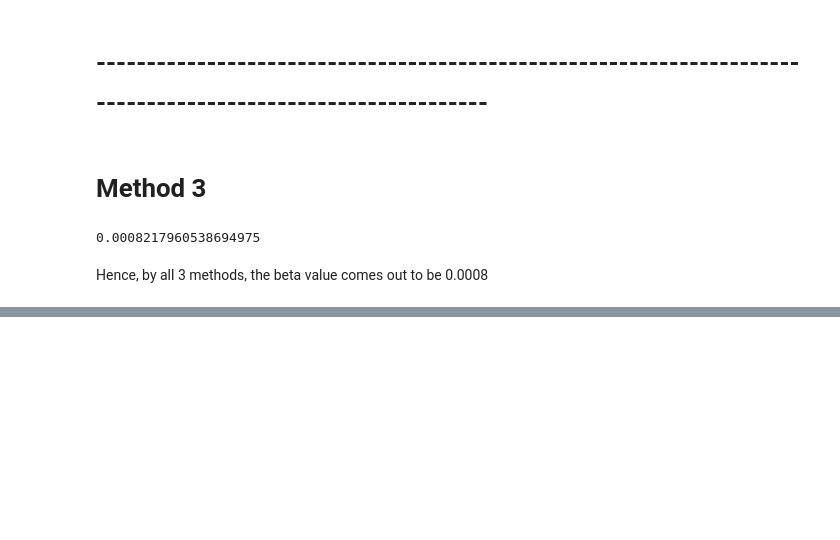
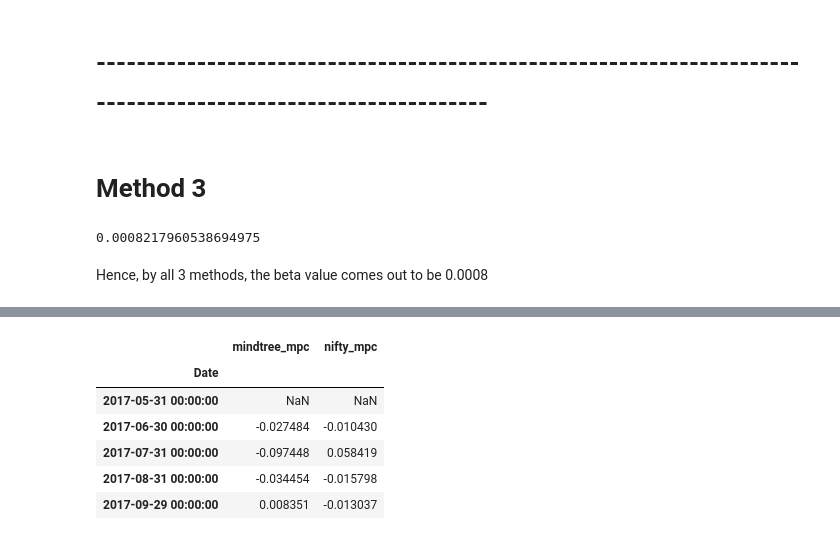
Before and after one commit to atkrish0/securitized-asset-analysis, a Jupyter notebook: 3 - Regression - Beta Calculation.ipynb, the cells around one changed output, grey strips where cells are left out. Drawn from its saved outputs; the diff is of its cells as text; code cells hidden in the pictures; blank space fills up the shorter version.

```diff
--- a/3 - Regression - Beta Calculation.ipynb
+++ b/3 - Regression - Beta Calculation.ipynb
@@ -444,0 +600,10 @@ For monthy percent change ie., monthly returns, we resample the dates for each b
+# %%
+monthly_returns.head()
+# %% [output]
+|  | mindtree_mpc | nifty_mpc |
+| Date |  |  |
+| 2017-05-31 00:00:00 | NaN | NaN |
+| 2017-06-30 00:00:00 | -0.027484 | -0.010430 |
+| 2017-07-31 00:00:00 | -0.097448 | 0.058419 |
+| 2017-08-31 00:00:00 | -0.034454 | -0.015798 |
+| 2017-09-29 00:00:00 | 0.008351 | -0.013037 |
```
Also changed, not shown: parts of 37 cells of this notebook.
